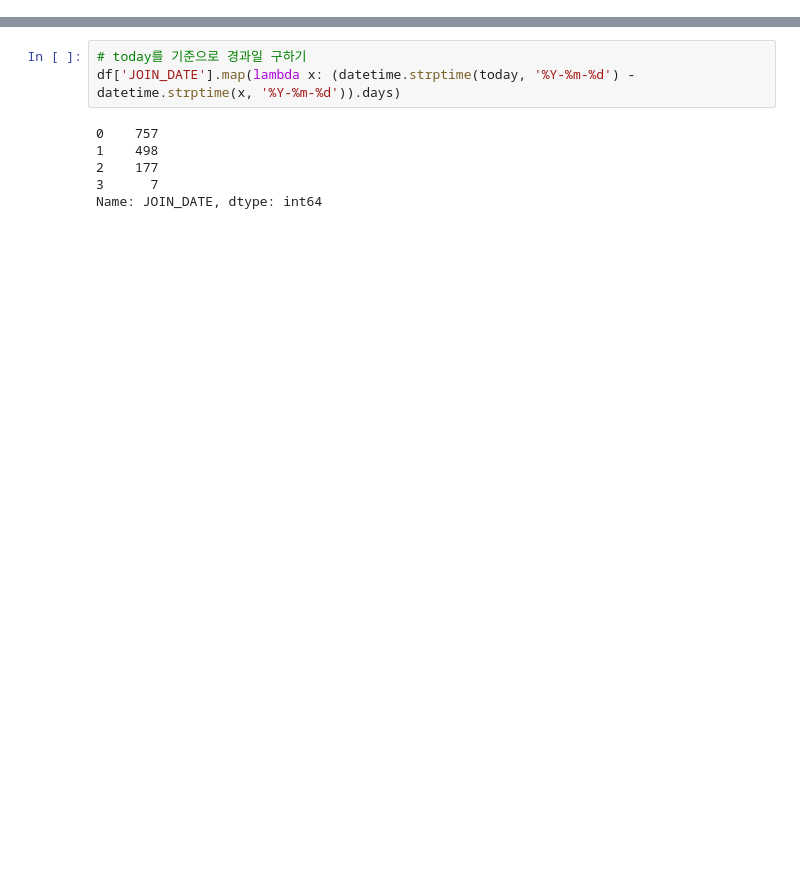
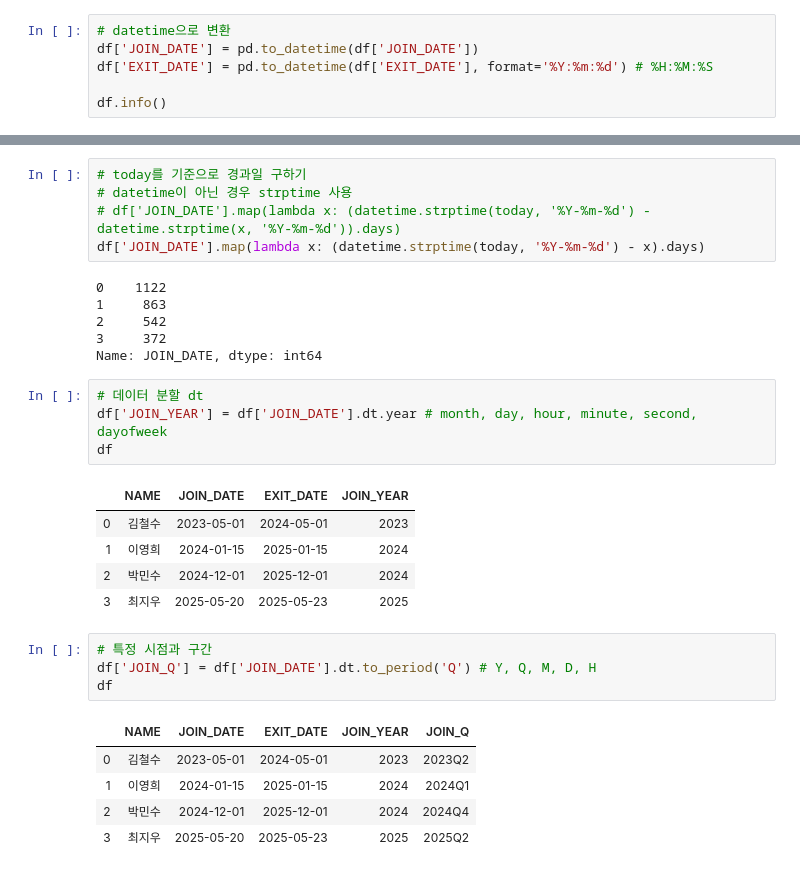
Before and after one commit to bloodstrawberry/data-science-with-python, a Jupyter notebook: 데이터처리/datetime.ipynb, the cells around one changed output, grey strips where cells are left out. Saved outputs shown, nothing was run; the diff lists cells and outputs as text; blank space fills up the shorter version.

```diff
--- a/데이터처리/datetime.ipynb
+++ b/데이터처리/datetime.ipynb
@@ -20,0 +33,6 @@ df
+# %%
+# datetime으로 변환
+df['JOIN_DATE'] = pd.to_datetime(df['JOIN_DATE'])
+df['EXIT_DATE'] = pd.to_datetime(df['EXIT_DATE'], format='%Y:%m:%d') # %H:%M:%S
+
+df.info()
@@ -27,9 +62,31 @@ datetime.datetime(2025, 5, 27, 0, 0)
 # %%
 # today를 기준으로 경과일 구하기
-df['JOIN_DATE'].map(lambda x: (datetime.strptime(today, '%Y-%m-%d') - datetime.strptime(x, '%Y-%m-%d')).days)
+# datetime이 아닌 경우 strptime 사용
+# df['JOIN_DATE'].map(lambda x: (datetime.strptime(today, '%Y-%m-%d') - datetime.strptime(x, '%Y-%m-%d')).days)
+df['JOIN_DATE'].map(lambda x: (datetime.strptime(today, '%Y-%m-%d') - x).days)
 # %% [output]
-0    757
-1    498
-2    177
-3      7
+0    1122
+1     863
+2     542
+3     372
 Name: JOIN_DATE, dtype: int64
+# %%
+# 데이터 분할 dt
+df['JOIN_YEAR'] = df['JOIN_DATE'].dt.year # month, day, hour, minute, second, dayofweek
+df
+# %% [output]
+|  | NAME | JOIN_DATE | EXIT_DATE | JOIN_YEAR |
+| 0 | 김철수 | 2023-05-01 | 2024-05-01 | 2023 |
+| 1 | 이영희 | 2024-01-15 | 2025-01-15 | 2024 |
+| 2 | 박민수 | 2024-12-01 | 2025-12-01 | 2024 |
+| 3 | 최지우 | 2025-05-20 | 2025-05-23 | 2025 |
+# %%
+# 특정 시점과 구간
+df['JOIN_Q'] = df['JOIN_DATE'].dt.to_period('Q') # Y, Q, M, D, H
+df
+# %% [output]
+|  | NAME | JOIN_DATE | EXIT_DATE | JOIN_YEAR | JOIN_Q |
+| 0 | 김철수 | 2023-05-01 | 2024-05-01 | 2023 | 2023Q2 |
+| 1 | 이영희 | 2024-01-15 | 2025-01-15 | 2024 | 2024Q1 |
+| 2 | 박민수 | 2024-12-01 | 2025-12-01 | 2024 | 2024Q4 |
+| 3 | 최지우 | 2025-05-20 | 2025-05-23 | 2025 | 2025Q2 |
```
Also changed, not shown: parts of 10 cells of this notebook, 48 other files.
